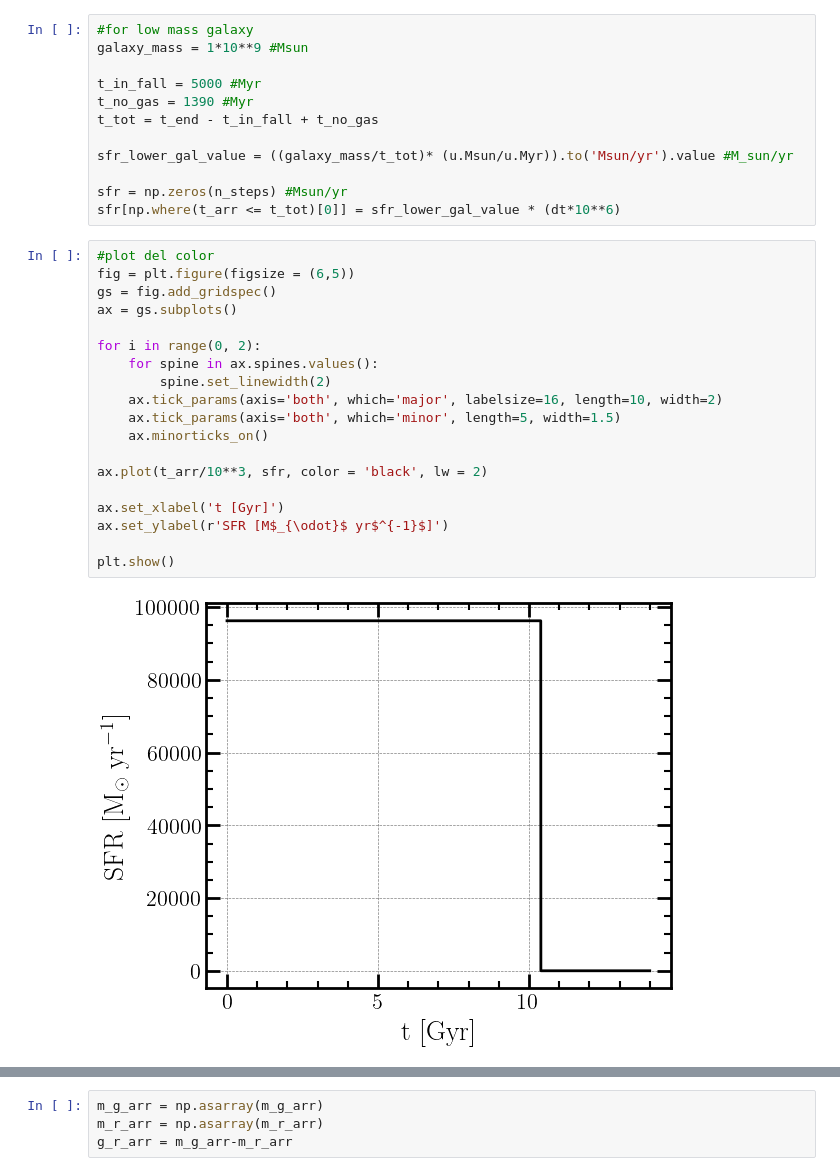
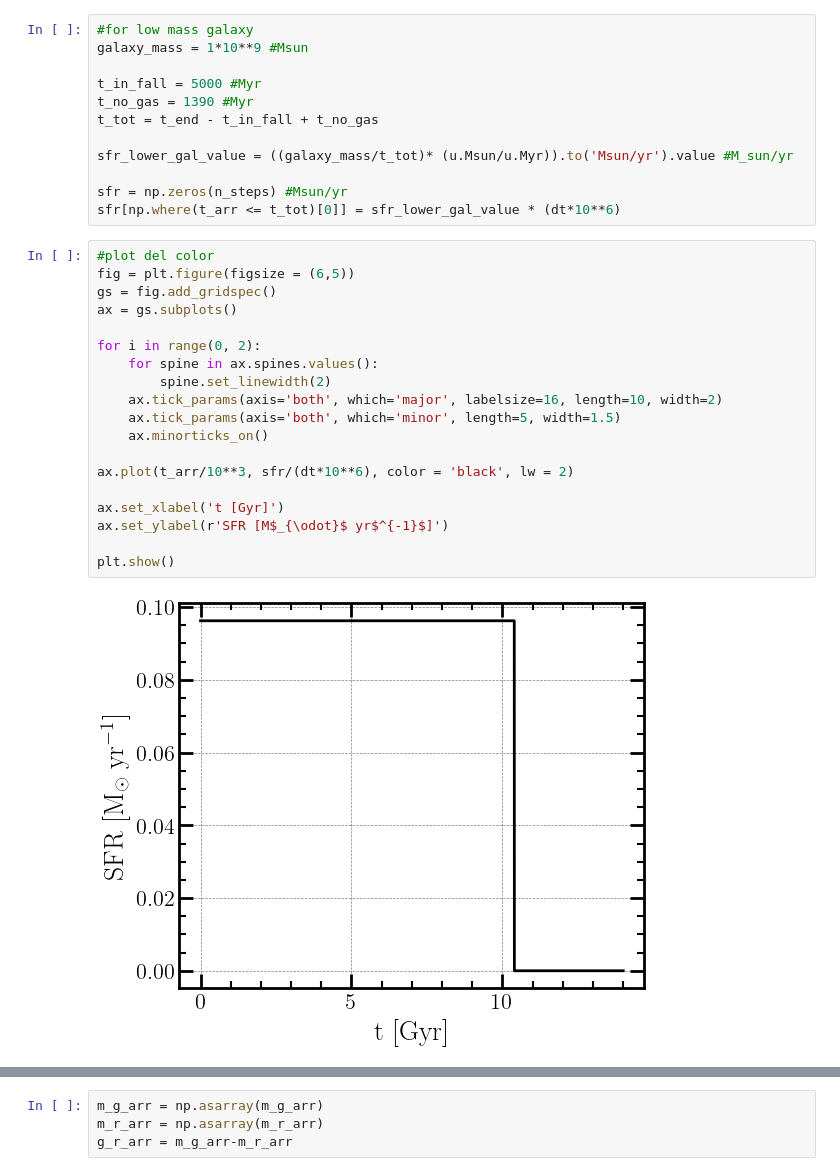
Before and after one commit to vahonorato/project1_simulations, a Jupyter notebook: part3/pregunta4.ipynb, the cells around one changed output, grey strips where cells are left out. Saved outputs shown, nothing was run; the diff lists cells and outputs as text.

```diff
--- a/part3/pregunta4.ipynb
+++ b/part3/pregunta4.ipynb
@@ -145,24 +104,24 @@ sfr[np.where(t_arr <= t_tot)[0]] = sfr_lower_gal_value * (dt*10**6)
 # %%
 #plot del color
 fig = plt.figure(figsize = (6,5))
 gs = fig.add_gridspec()
 ax = gs.subplots()
 
 for i in range(0, 2):
     for spine in ax.spines.values():
         spine.set_linewidth(2)
     ax.tick_params(axis='both', which='major', labelsize=16, length=10, width=2)
     ax.tick_params(axis='both', which='minor', length=5, width=1.5)
     ax.minorticks_on()
 
-ax.plot(t_arr/10**3, sfr, color = 'black', lw = 2)
+ax.plot(t_arr/10**3, sfr/(dt*10**6), color = 'black', lw = 2)
 
 ax.set_xlabel('t [Gyr]')
 ax.set_ylabel(r'SFR [M$_{\odot}$ yr$^{-1}$]')
 
 plt.show()
 # %% [output]
-[figure, old version]
+[figure, new version]
 # %%
 m_g_arr = []
 m_r_arr = []
```
Also changed, not shown: parts of 7 cells of this notebook, 3 other files.
